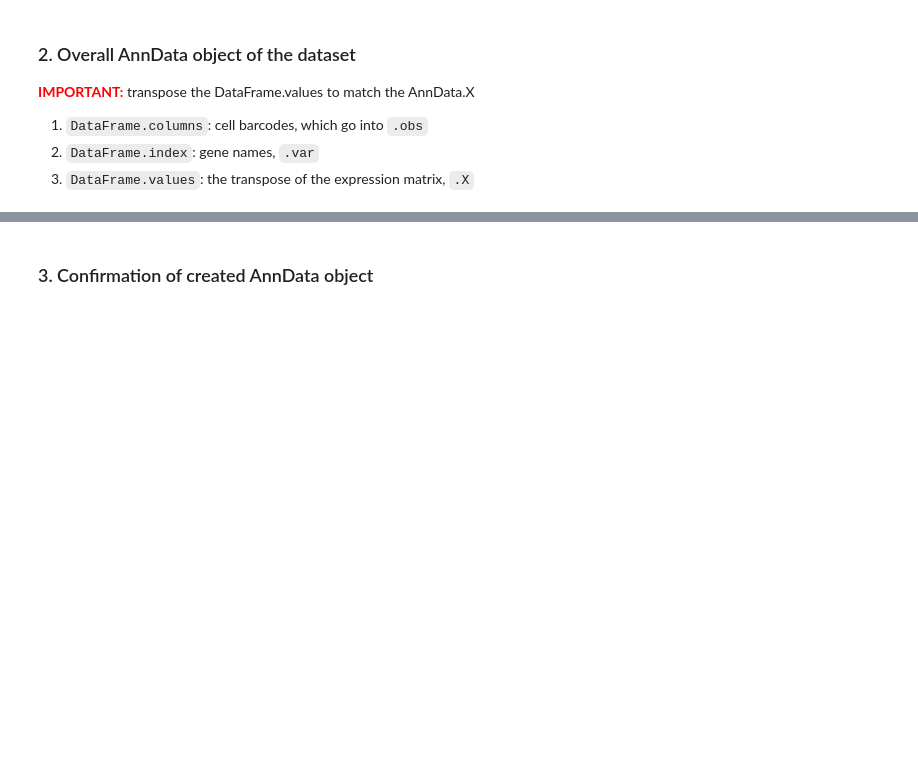
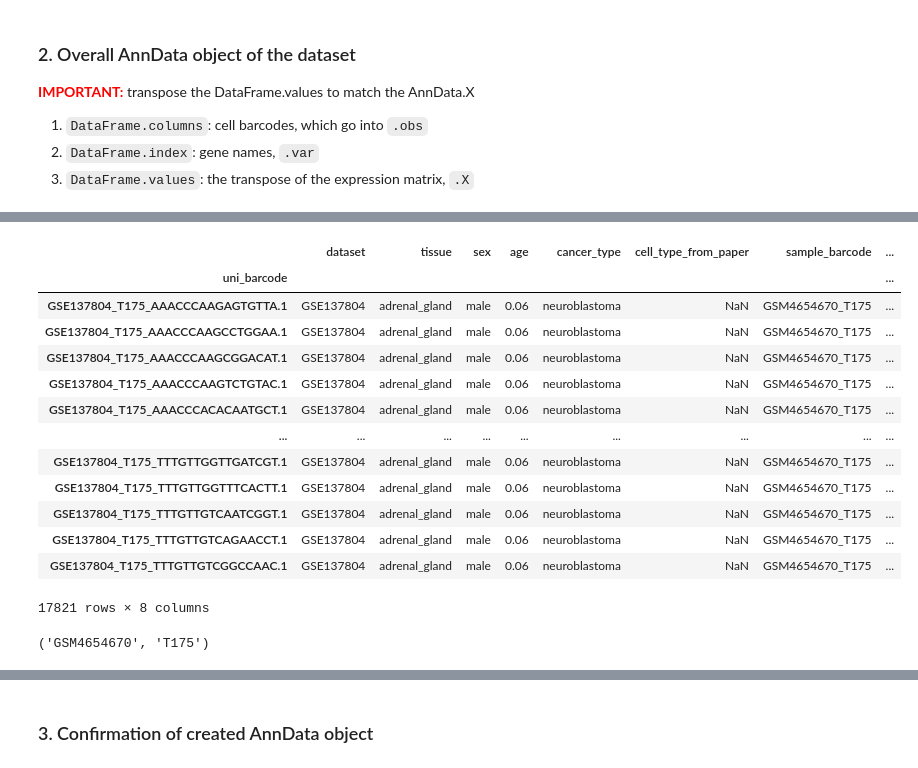
Before and after one commit to tuonglab/pan-paedcancer-scrnaseq, a Jupyter notebook: notebooks/GSE137804.ipynb, the cells around one changed output, grey strips where cells are left out. Cells and saved outputs as stored; diff of their text form; code cells hidden in the pictures; blank space fills up the shorter version.

```diff
--- a/notebooks/GSE137804.ipynb
+++ b/notebooks/GSE137804.ipynb
@@ -178,7 +187,15 @@ The cell name is matched
 # %%
 # Load the metadata
 
-tissue_dict = {
+embryo = ['F366', 'F379']
+adrenal = ['F2', 'F7', 'F106', 'F107']
+tumor = ['T10', 'T19', 'T27', 'T34', 'T40', 'T44', 'T69', 'T71', 'T75',
+         'T92', 'T162', 'T175', 'T188', 'T200', 'T214', 'T230'] # the downloaded sample file includes T175 instead of T174
+
+v2 = adrenal + ['T10', 'T19', 'T27', 'T34', 'T40', 'T44', 'T69', 'T71', 'T75', 'T92']
+v3 = embryo + ['T162', 'T175', 'T188', 'T200', 'T214', 'T230']
+
+tissue_dict = { # can simplify this if have time later
     'GSM4088774': 'adrenal_gland',
     'GSM4088775': 'adrenal_gland',
     'GSM4088776': 'adrenal_gland',
@@ -215,10 +232,17 @@ sex_age_cancer_dict = {
     'T75': ['female', 0.75, 'neuroblastoma'],
     'T92': ['female', 3, 'neuroblastoma'],
     'T162': ['male', 2, 'neuroblastoma'],
-    'T174': ['male', 0.06, 'neuroblastoma'],
+    'T175': ['male', 0.06, 'neuroblastoma'],
     'T188': ['male', 0.25, 'neuroblastoma'],
     'T200': ['female', 2, 'neuroblastoma'],
     'T214': ['female', 0.25, 'neuroblastoma'],
     'T230': ['male', 4, 'neuroblastoma'],
 }
+
+adrenal_cell_suffix = {
+    'F2': '_1',
+    'F7': '_2',
+    'F106': '_3',
+    'F107': '_4',
+}
 # %%
@@ -288,0 +348,21 @@ obs_name
+# %%
+sample.obs
+# %% [output]
+|  | dataset | tissue | sex | age | cancer_type | cell_type_from_paper | sample_barcode | ... |
+| uni_barcode |  |  |  |  |  |  |  | ... |
+| GSE137804_T175_AAACCCAAGAGTGTTA.1 | GSE137804 | adrenal_gland | male | 0.06 | neuroblastoma | NaN | GSM4654670_T175 | ... |
+| GSE137804_T175_AAACCCAAGCCTGGAA.1 | GSE137804 | adrenal_gland | male | 0.06 | neuroblastoma | NaN | GSM4654670_T175 | ... |
+| GSE137804_T175_AAACCCAAGCGGACAT.1 | GSE137804 | adrenal_gland | male | 0.06 | neuroblastoma | NaN | GSM4654670_T175 | ... |
+| GSE137804_T175_AAACCCAAGTCTGTAC.1 | GSE137804 | adrenal_gland | male | 0.06 | neuroblastoma | NaN | GSM4654670_T175 | ... |
+| GSE137804_T175_AAACCCACACAATGCT.1 | GSE137804 | adrenal_gland | male | 0.06 | neuroblastoma | NaN | GSM4654670_T175 | ... |
+| ... | ... | ... | ... | ... | ... | ... | ... | ... |
+| GSE137804_T175_TTTGTTGGTTGATCGT.1 | GSE137804 | adrenal_gland | male | 0.06 | neuroblastoma | NaN | GSM4654670_T175 | ... |
+| GSE137804_T175_TTTGTTGGTTTCACTT.1 | GSE137804 | adrenal_gland | male | 0.06 | neuroblastoma | NaN | GSM4654670_T175 | ... |
+| GSE137804_T175_TTTGTTGTCAATCGGT.1 | GSE137804 | adrenal_gland | male | 0.06 | neuroblastoma | NaN | GSM4654670_T175 | ... |
+| GSE137804_T175_TTTGTTGTCAGAACCT.1 | GSE137804 | adrenal_gland | male | 0.06 | neuroblastoma | NaN | GSM4654670_T175 | ... |
+| GSE137804_T175_TTTGTTGTCGGCCAAC.1 | GSE137804 | adrenal_gland | male | 0.06 | neuroblastoma | NaN | GSM4654670_T175 | ... |
+17821 rows × 8 columns
+# %%
+gsm, patient_id
+# %% [output]
+('GSM4654670', 'T175')
```
Also changed, not shown: parts of 10 cells of this notebook.
